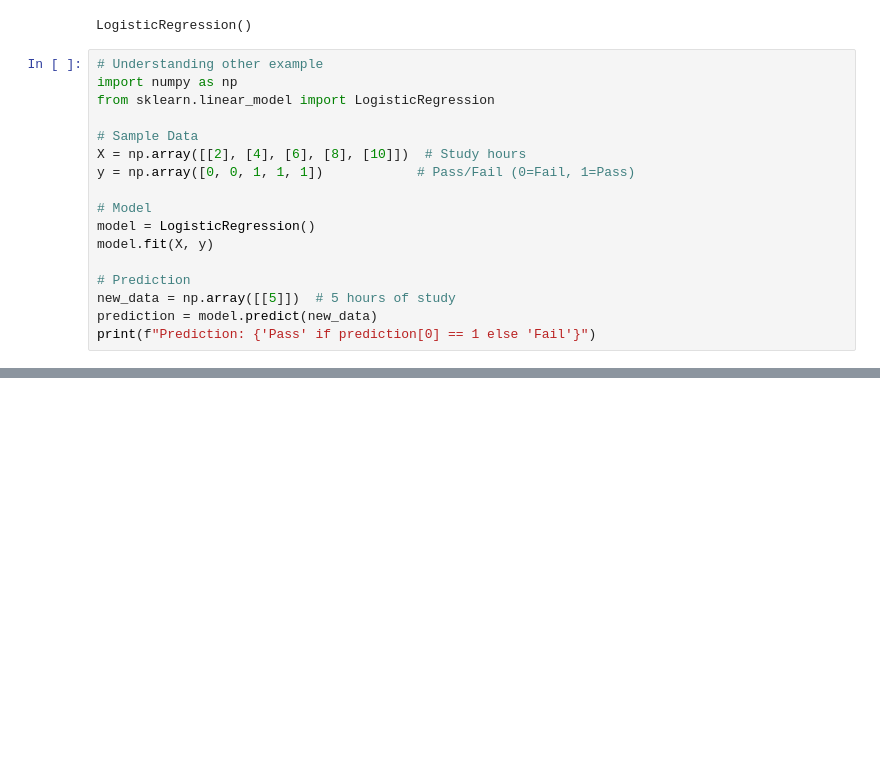
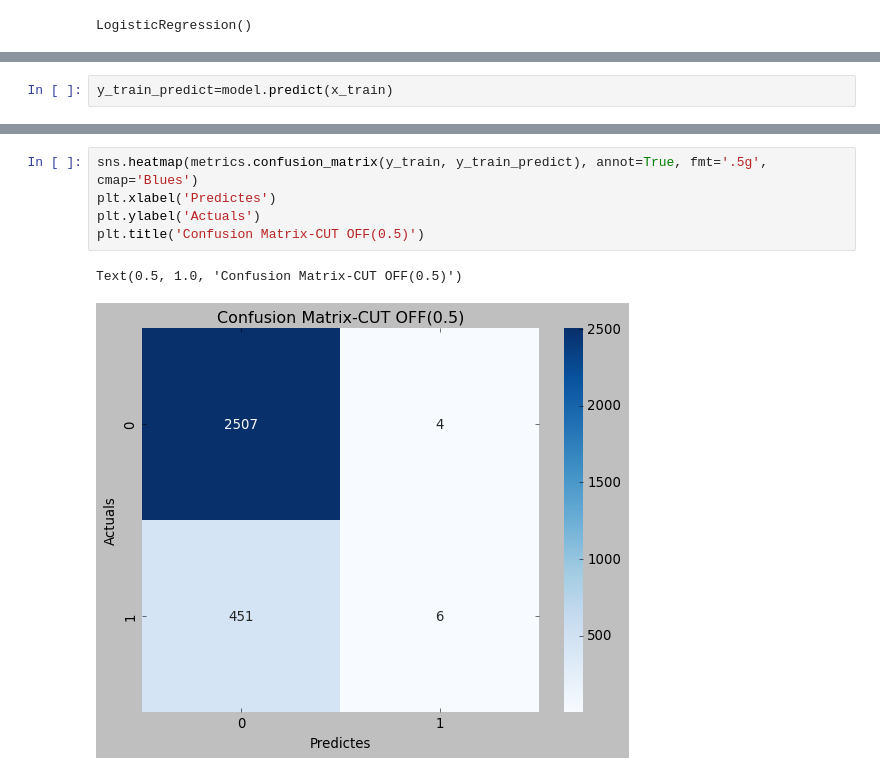
Before and after one commit to Harsh-bharwani/AI, a Jupyter notebook: Self Practice.ipynb, the cells around one changed output, grey strips where cells are left out. Saved outputs shown, nothing was run; the diff lists cells and outputs as text; blank space fills up the shorter version.

Commit message:
learn confusion Matrix

```diff
--- a/Self Practice.ipynb
+++ b/Self Practice.ipynb
@@ -859,20 +859,3 @@ memory usage: 430.8 KB
 model.fit(x_train, y_train)
 # %% [output]
 LogisticRegression()
-# %%
-# Understanding other example
-import numpy as np
-from sklearn.linear_model import LogisticRegression
-
-# Sample Data
-X = np.array([[2], [4], [6], [8], [10]])  # Study hours
-y = np.array([0, 0, 1, 1, 1])            # Pass/Fail (0=Fail, 1=Pass)
-
-# Model
-model = LogisticRegression()
-model.fit(X, y)
-
-# Prediction
-new_data = np.array([[5]])  # 5 hours of study
-prediction = model.predict(new_data)
-print(f"Prediction: {'Pass' if prediction[0] == 1 else 'Fail'}")
@@ -881,0 +862,2 @@ Prediction: Pass
+# %%
+y_train_predict=model.predict(x_train)
@@ -881,0 +882,8 @@ Prediction: Pass
+# %%
+sns.heatmap(metrics.confusion_matrix(y_train, y_train_predict), annot=True, fmt='.5g', cmap='Blues')
+plt.xlabel('Predictes')
+plt.ylabel('Actuals')
+plt.title('Confusion Matrix-CUT OFF(0.5)')
+# %% [output]
+Text(0.5, 1.0, 'Confusion Matrix-CUT OFF(0.5)')
+[figure, added]
```
Also changed, not shown: parts of 5 cells of this notebook.
